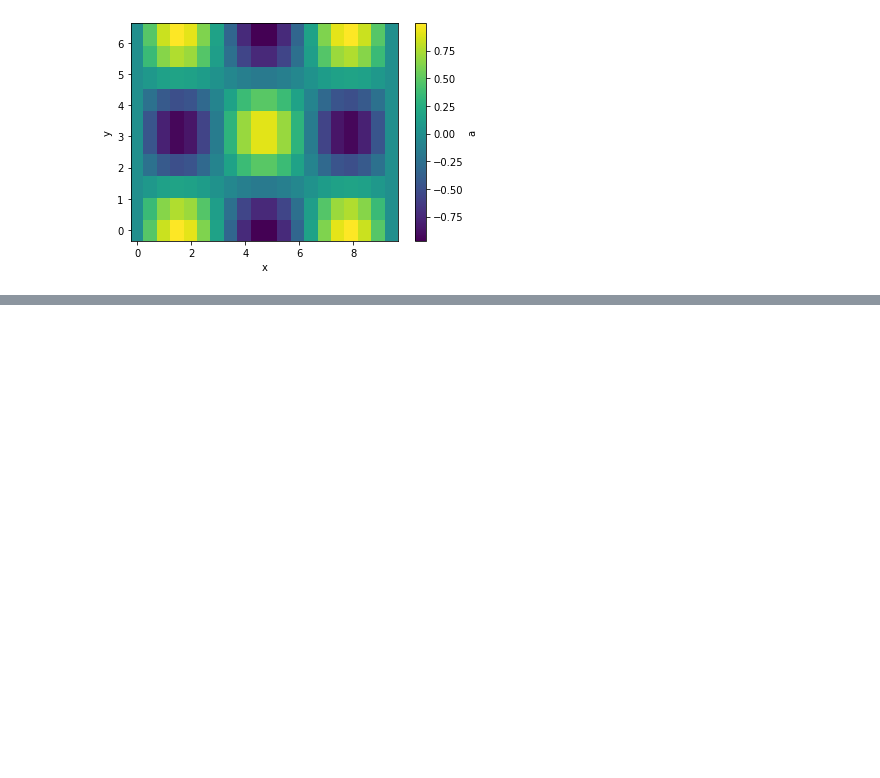
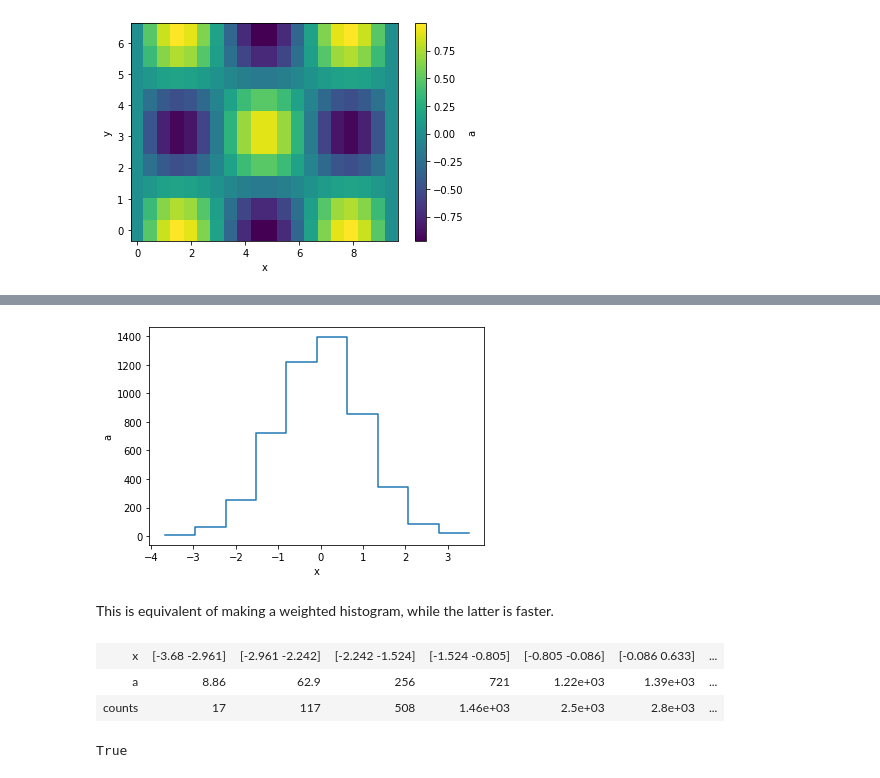
Before and after one commit to philippeller/dama, a Jupyter notebook: notebooks/README.ipynb, the cells around one changed output, grey strips where cells are left out. Saved outputs shown, nothing was run; the diff lists cells and outputs as text; code cells hidden in the pictures; blank space fills up the shorter version.

```diff
--- a/notebooks/README.ipynb
+++ b/notebooks/README.ipynb
@@ -100,0 +148,16 @@ interp_a = griddata(points, values, (grid_x, grid_y), method='cubic')
+# %%
+p.binwise(x=10).sum().plot();
+# %% [output]
+[figure, added]
+# %% [markdown]
+This is equivalent of making a weighted histogram, while the latter is faster.
+# %%
+p.histogram(x=10)
+# %% [output]
+| x | [-3.68 -2.961] | [-2.961 -2.242] | [-2.242 -1.524] | [-1.524 -0.805] | [-0.805 -0.086] | [-0.086 0.633] | ... |
+| a | 8.86 | 62.9 | 256 | 721 | 1.22e+03 | 1.39e+03 | ... |
+| counts | 17 | 117 | 508 | 1.46e+03 | 2.5e+03 | 2.8e+03 | ... |
+# %%
+np.allclose(p.histogram(x=10)['a'], p.binwise(x=10).sum()['a'])
+# %% [output]
+True
```
Also changed, not shown: parts of 23 cells of this notebook, 1 other file.
